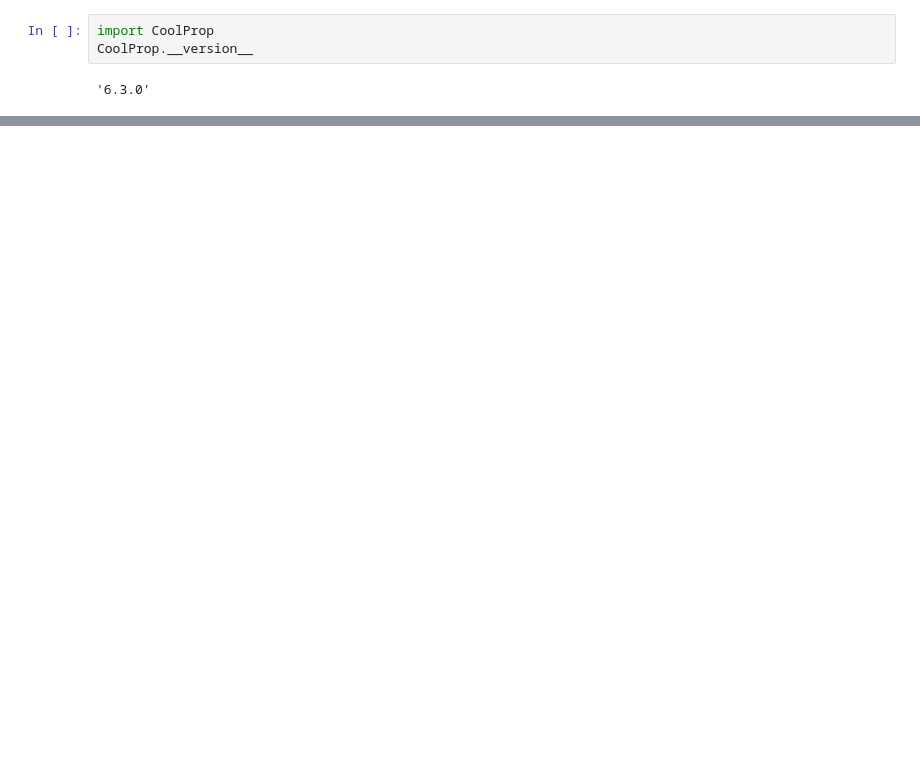
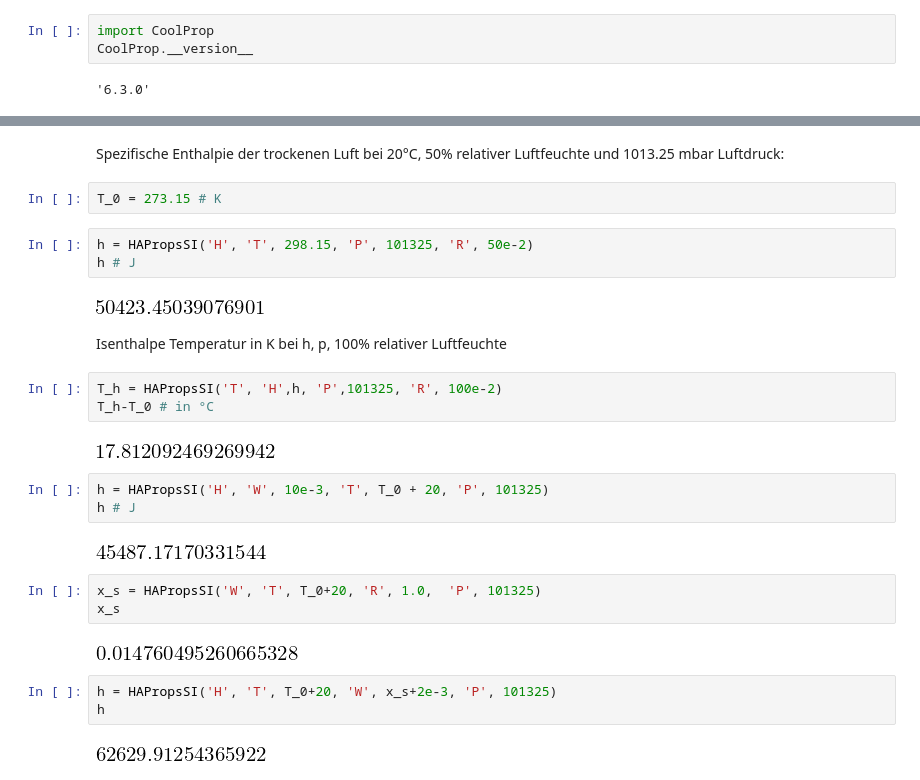
Before and after one commit to w-meiners/kwb, a Jupyter notebook: src/Feuchte_Luft/Untitled 1.ipynb, the cells around one changed output, grey strips where cells are left out. Cells and saved outputs as stored; diff of their text form; blank space fills up the shorter version.

```diff
--- a/src/Feuchte_Luft/Untitled 1.ipynb
+++ b/src/Feuchte_Luft/Untitled 1.ipynb
@@ -17,0 +17,31 @@ CoolProp.__version__
+# %% [markdown]
+Spezifische Enthalpie der trockenen Luft bei 20°C, 50% relativer Luftfeuchte und 1013.25 mbar Luftdruck:
+# %%
+T_0 = 273.15 # K
+# %%
+h = HAPropsSI('H', 'T', 298.15, 'P', 101325, 'R', 50e-2)
+h # J
+# %% [output]
+[figure, added]
+# %% [markdown]
+Isenthalpe Temperatur in K bei h, p, 100% relativer Luftfeuchte
+# %%
+T_h = HAPropsSI('T', 'H',h, 'P',101325, 'R', 100e-2)
+T_h-T_0 # in °C
+# %% [output]
+[figure, added]
+# %%
+h = HAPropsSI('H', 'W', 10e-3, 'T', T_0 + 20, 'P', 101325)
+h # J
+# %% [output]
+[figure, added]
+# %%
+x_s = HAPropsSI('W', 'T', T_0+20, 'R', 1.0,  'P', 101325)
+x_s
+# %% [output]
+[figure, added]
+# %%
+h = HAPropsSI('H', 'T', T_0+20, 'W', x_s+2e-3, 'P', 101325)
+h
+# %% [output]
+[figure, added]
```
Also changed, not shown: parts of 6 cells of this notebook, 2 other files.
